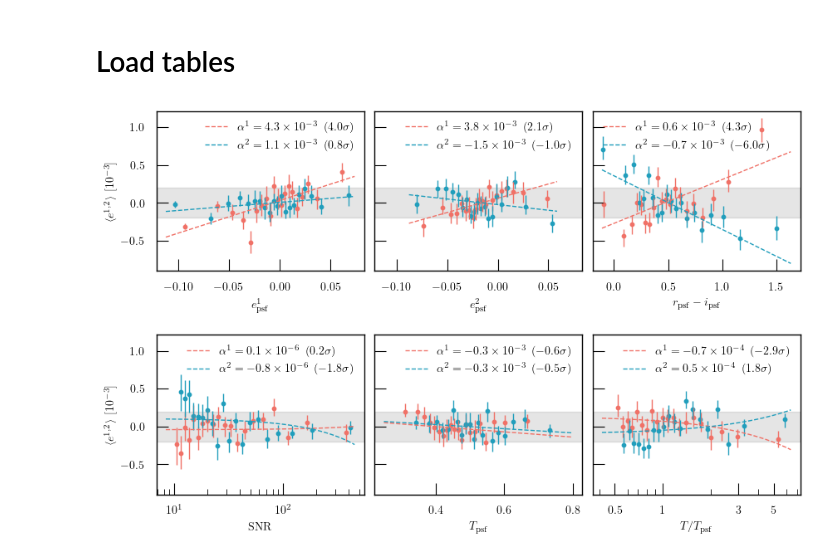
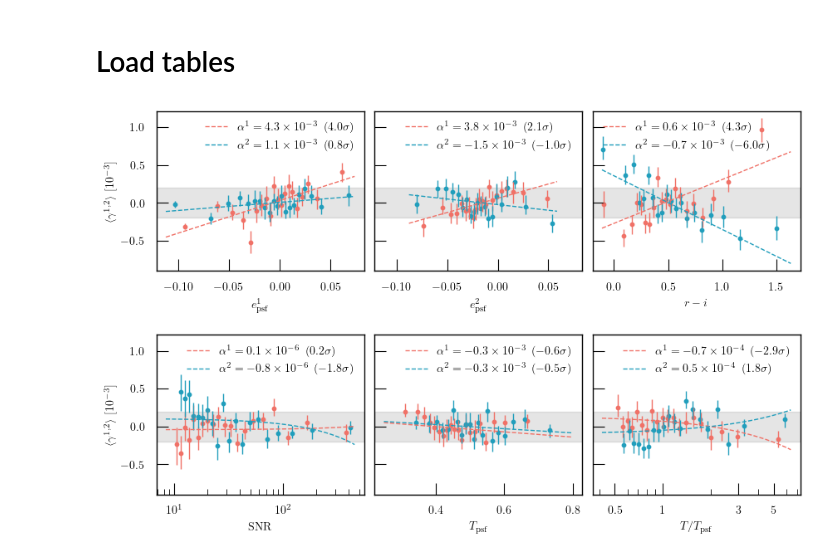
Before and after one commit to delve-survey/shearcat, a Jupyter notebook: shear_tests/Paper_plots/Shear_vs_mcalX.ipynb, the cells around one changed output. Drawn from its saved outputs; the diff is of its cells as text; code cells hidden in the pictures.

Commit message:
Change label

```diff
--- a/shear_tests/Paper_plots/Shear_vs_mcalX.ipynb
+++ b/shear_tests/Paper_plots/Shear_vs_mcalX.ipynb
@@ -104,34 +106,34 @@ for i in range(len(files)):
 
     elif files[i] == 'e_vs_Tratio':
         ax[i].plot(x, (med[0, 0] + med[0, 1]*x) * 1e3, ls = '--', lw = 1, color = COLORS[0], label = r'$\alpha^1 = %0.1f \times 10^{-4} \,\,\,(%0.1f\sigma)$' % (med[0, 1] * 1e4, sig[0, 1]))
         ax[i].plot(x, (med[1, 0] + med[1, 1]*x) * 1e3, ls = '--', lw = 1, color = COLORS[1], label = r'$\alpha^2 = %0.1f \times 10^{-4} \,\,\,(%0.1f\sigma)$' % (med[1, 1] * 1e4, sig[1, 1]))
 
     else:
         ax[i].plot(x, (med[0, 0] + med[0, 1]*x) * 1e3, ls = '--', lw = 1, color = COLORS[0], label = r'$\alpha^1 = %0.1f \times 10^{-3} \,\,\,(%0.1f\sigma)$' % (med[0, 1] * 1e3, sig[0, 1]))
         ax[i].plot(x, (med[1, 0] + med[1, 1]*x) * 1e3, ls = '--', lw = 1, color = COLORS[1], label = r'$\alpha^2 = %0.1f \times 10^{-3} \,\,\,(%0.1f\sigma)$' % (med[1, 1] * 1e3, sig[1, 1]))
 
     ax[i].legend(fontsize = 10, frameon = False)
 
 
 ax[0].set_xlabel(r'$e^{1}_{\rm psf}$', size = 10, labelpad = 5)
 ax[1].set_xlabel(r'$e^{2}_{\rm psf}$', size = 10, labelpad = 5)
-ax[2].set_xlabel(r'$r_{\rm psf}-i_{\rm psf}$', size = 10, labelpad = 5)
+ax[2].set_xlabel(r'$r-i$', size = 10, labelpad = 5)
 ax[3].set_xlabel(r'SNR', size = 10, labelpad = 5)
 ax[4].set_xlabel(r'$T_{\rm psf}$', size = 10, labelpad = 5)
 ax[5].set_xlabel(r'$T/T_{\rm psf}$', size = 10, labelpad = 5)
 
 [a.axhspan(-0.2, 0.2,  color = 'k', alpha = 0.1, zorder = -1000) for a in ax]
 
-ax[0].set_ylabel(r'$\langle e^{1,2}\rangle$  [$10^{-3}$]', size = 10)
-ax[3].set_ylabel(r'$\langle e^{1,2}\rangle$  [$10^{-3}$]', size = 10)
+ax[0].set_ylabel(r'$\langle \gamma^{1,2}\rangle$  [$10^{-3}$]', size = 10)
+ax[3].set_ylabel(r'$\langle \gamma^{1,2}\rangle$  [$10^{-3}$]', size = 10)
 
 ax[3].set_xscale('log')
 ax[5].set_xscale('log')
 
 [a.tick_params(pad = 10) for a in ax.flat]
 
 ax[5].set_xticks([0.5, 1, 3, 5])
 ax[5].set_xticklabels([0.5, 1, 3, 5])
 plt.savefig('./Shear_vs_mcalX.pdf', dpi = 300, bbox_inches = 'tight')
 # %% [output]
-[figure, old version]
+[figure, new version]
```
Also changed, not shown: parts of 1 cell of this notebook.
